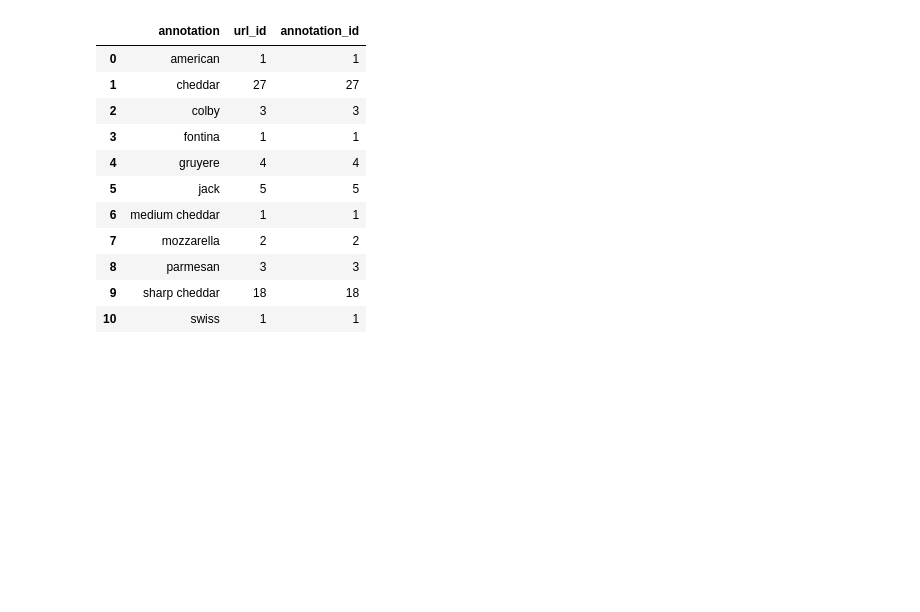
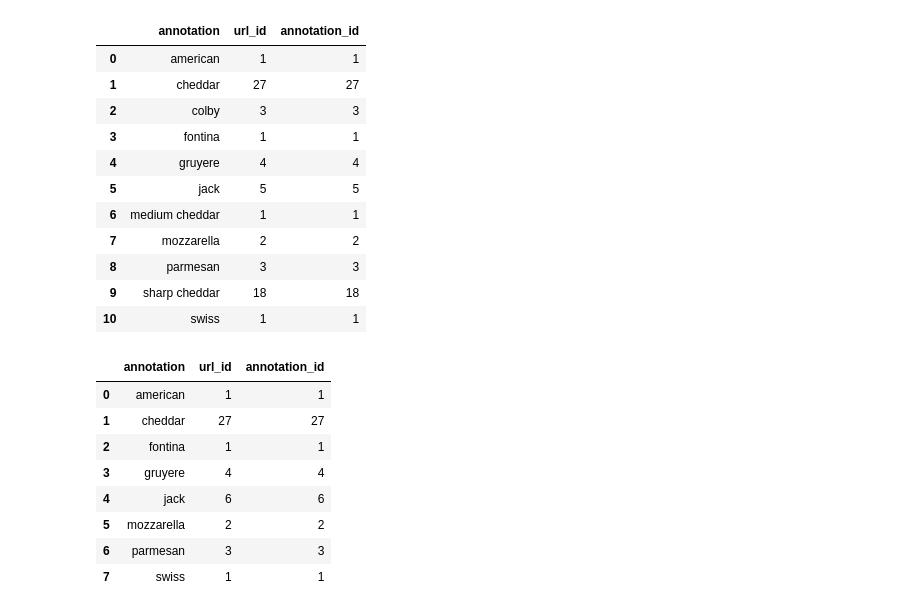
Before and after one commit to kkeller88/product-meta-analysis, a Jupyter notebook: notebooks/recipe-ingredients-general.ipynb, the cells around one changed output. Saved outputs shown, nothing was run; the diff lists cells and outputs as text; code cells hidden in the pictures; blank space fills up the shorter version.

```diff
--- a/notebooks/recipe-ingredients-general.ipynb
+++ b/notebooks/recipe-ingredients-general.ipynb
@@ -58,4 +62,30 @@ annotation_counts
 | 8 | parmesan | 3 | 3 |
 | 9 | sharp cheddar | 18 | 18 |
 | 10 | swiss | 1 | 1 |
+# %%
+# TODO: move this out to package
+def combine_categories(data, categories_to_combine, cat_col='annotation', id_col='url_id'):
+    for k, v in categories_to_combine.items():
+        data[cat_col] = [k if x in v else x for x in data[cat_col]]
+    data = data.drop_duplicates([cat_col, id_col])
+    return data
+
+
+annotations_combined = combine_categories(annotations, categories_to_combine)
+annotation_counts = annotations_combined \
+    .groupby('annotation') \
+    .count() \
+    .reset_index()
+
+annotation_counts
+# %% [output]
+|  | annotation | url_id | annotation_id |
+| 0 | american | 1 | 1 |
+| 1 | cheddar | 27 | 27 |
+| 2 | fontina | 1 | 1 |
+| 3 | gruyere | 4 | 4 |
+| 4 | jack | 6 | 6 |
+| 5 | mozzarella | 2 | 2 |
+| 6 | parmesan | 3 | 3 |
+| 7 | swiss | 1 | 1 |
 # %% [markdown]
```
Also changed, not shown: parts of 15 cells of this notebook, 2 other files.
